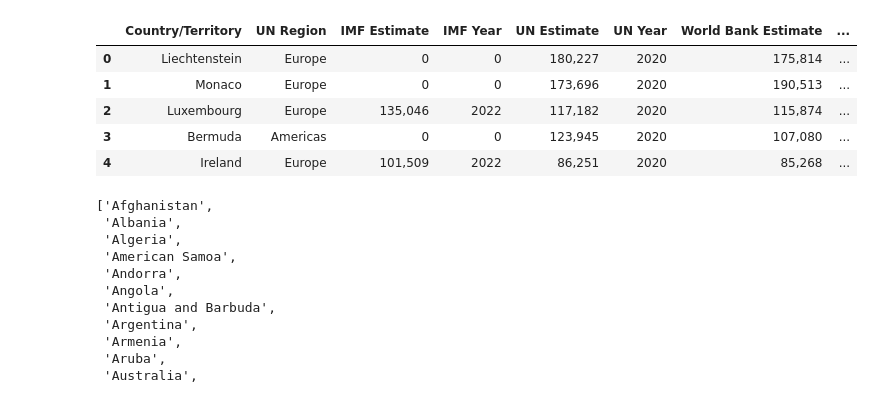
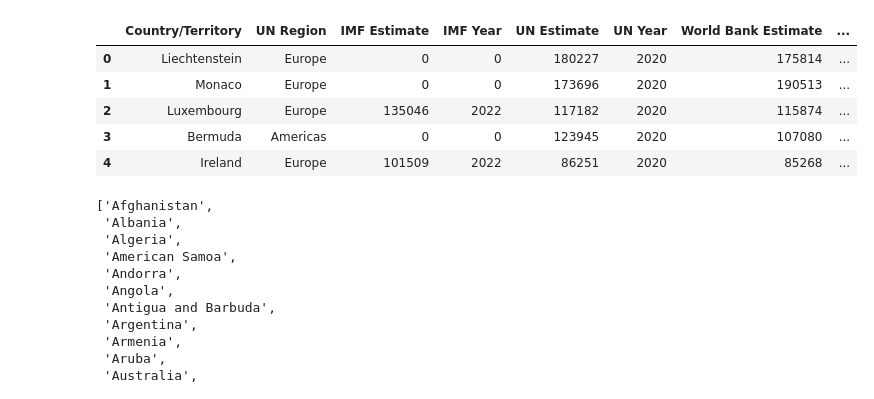
Before and after one commit to polarbearcode/DataAnalysis, a Jupyter notebook: CountryAnalysis/Analysis.ipynb, the cells around one changed output. Saved outputs shown, nothing was run; the diff lists cells and outputs as text; code cells hidden in the pictures.

```diff
--- a/CountryAnalysis/Analysis.ipynb
+++ b/CountryAnalysis/Analysis.ipynb
@@ -9,14 +22,15 @@ pathToGDPTable = os.path.join(pathToData, "GDP Per Capita.xlsx")
 pathToRanking = os.path.join(pathToData, "World Innovation Index.csv")
 # %%
 gdpPerCapita = pd.read_excel(pathToGDPTable, index_col = 0)
+makeValuesInts(gdpPerCapita)
 gdpPerCapita.head(5)
 # %% [output]
 |  | Country/Territory | UN Region | IMF Estimate | IMF Year | UN Estimate | UN Year | World Bank Estimate | ... |
-| 0 | Liechtenstein | Europe | 0 | 0 | 180,227 | 2020 | 175,814 | ... |
-| 1 | Monaco | Europe | 0 | 0 | 173,696 | 2020 | 190,513 | ... |
-| 2 | Luxembourg | Europe | 135,046 | 2022 | 117,182 | 2020 | 115,874 | ... |
-| 3 | Bermuda | Americas | 0 | 0 | 123,945 | 2020 | 107,080 | ... |
-| 4 | Ireland | Europe | 101,509 | 2022 | 86,251 | 2020 | 85,268 | ... |
+| 0 | Liechtenstein | Europe | 0 | 0 | 180227 | 2020 | 175814 | ... |
+| 1 | Monaco | Europe | 0 | 0 | 173696 | 2020 | 190513 | ... |
+| 2 | Luxembourg | Europe | 135046 | 2022 | 117182 | 2020 | 115874 | ... |
+| 3 | Bermuda | Americas | 0 | 0 | 123945 | 2020 | 107080 | ... |
+| 4 | Ireland | Europe | 101509 | 2022 | 86251 | 2020 | 85268 | ... |
 # %%
 innovationRanking = pd.read_csv(pathToRanking)
 innovationRanking.head(5)
```
Also changed, not shown: parts of 17 cells of this notebook.
